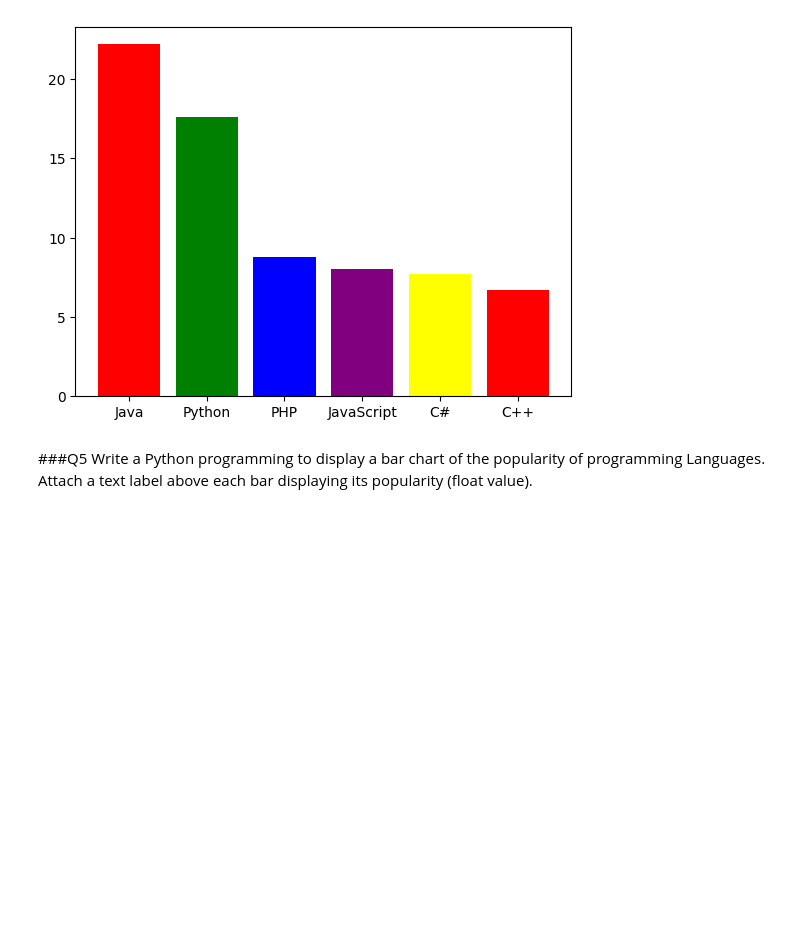
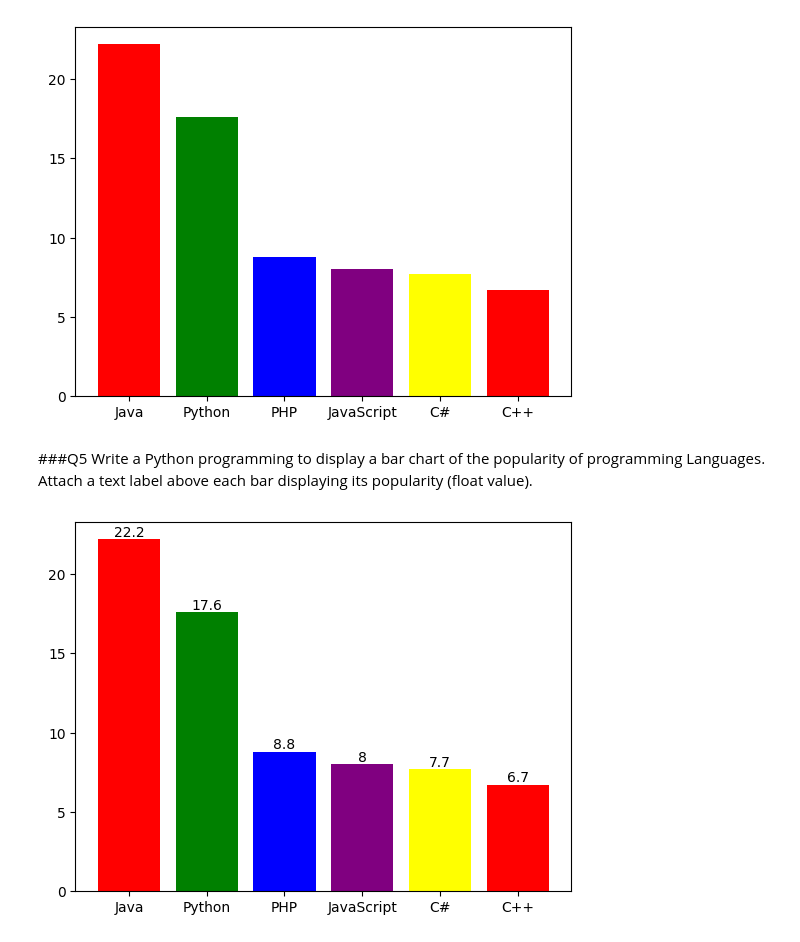
Before and after one commit to Harsh020802/Data_Analysis, a Jupyter notebook: Question.ipynb, the cells around one changed output. Cells and saved outputs as stored; diff of their text form; code cells hidden in the pictures; blank space fills up the shorter version.

```diff
--- a/Question.ipynb
+++ b/Question.ipynb
@@ -285,3 +285,9 @@ bars=plt.bar(Programming_languages,Popularity,color=colors)
 # %% [markdown]
 ###Q5 Write a Python programming to display a bar chart of the popularity of programming
 Languages. Attach a text label above each bar displaying its popularity (float value).
+# %%
+colors = ['red', 'green', 'blue', 'purple','yellow']
+bars = plt.bar_label(bars,labels=Popularity,label_type='edge')
+bars=plt.bar(Programming_languages,Popularity,color=colors)
+# %% [output]
+[figure, added]
```
Also changed, not shown: parts of 16 cells of this notebook.
